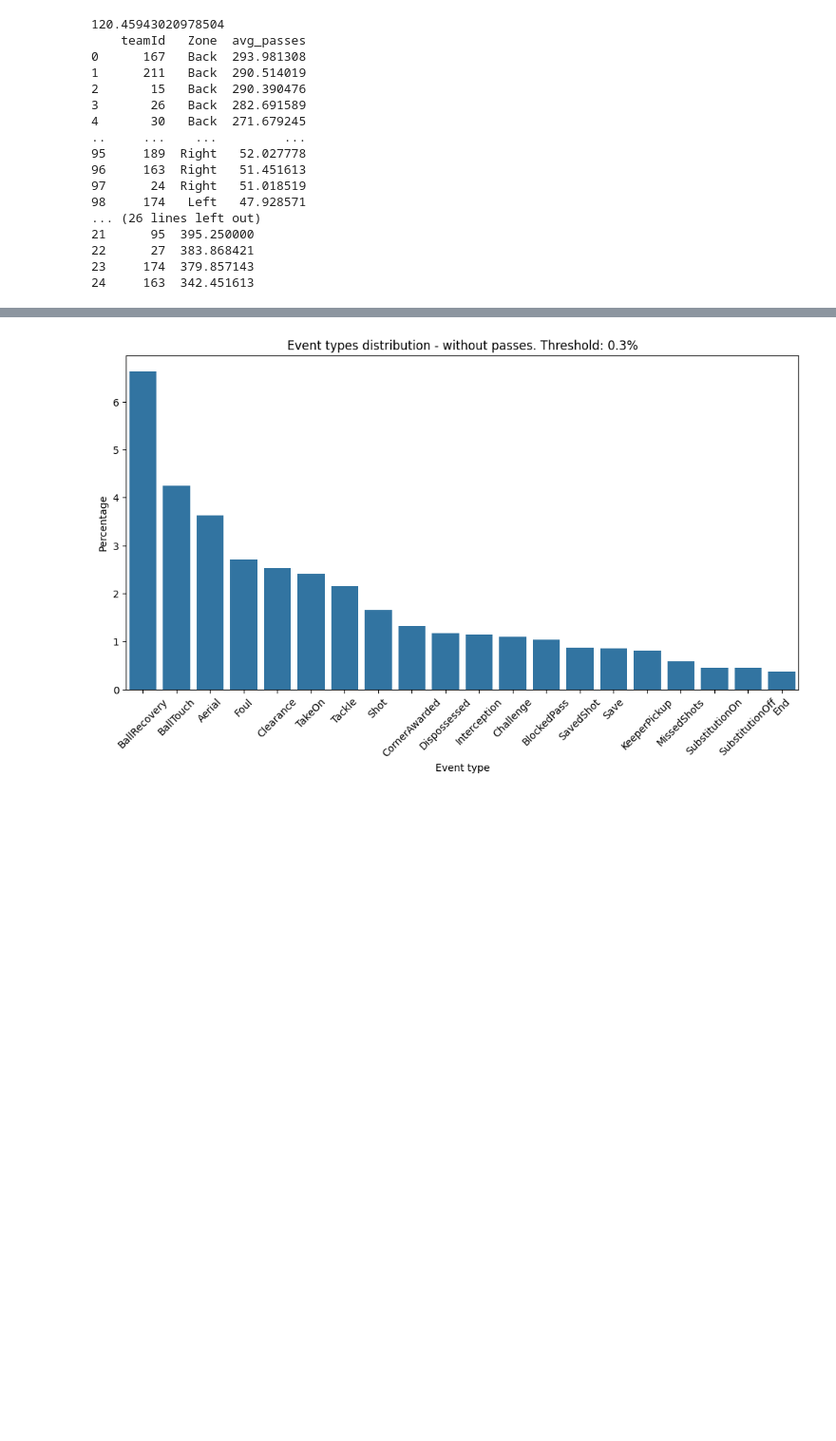
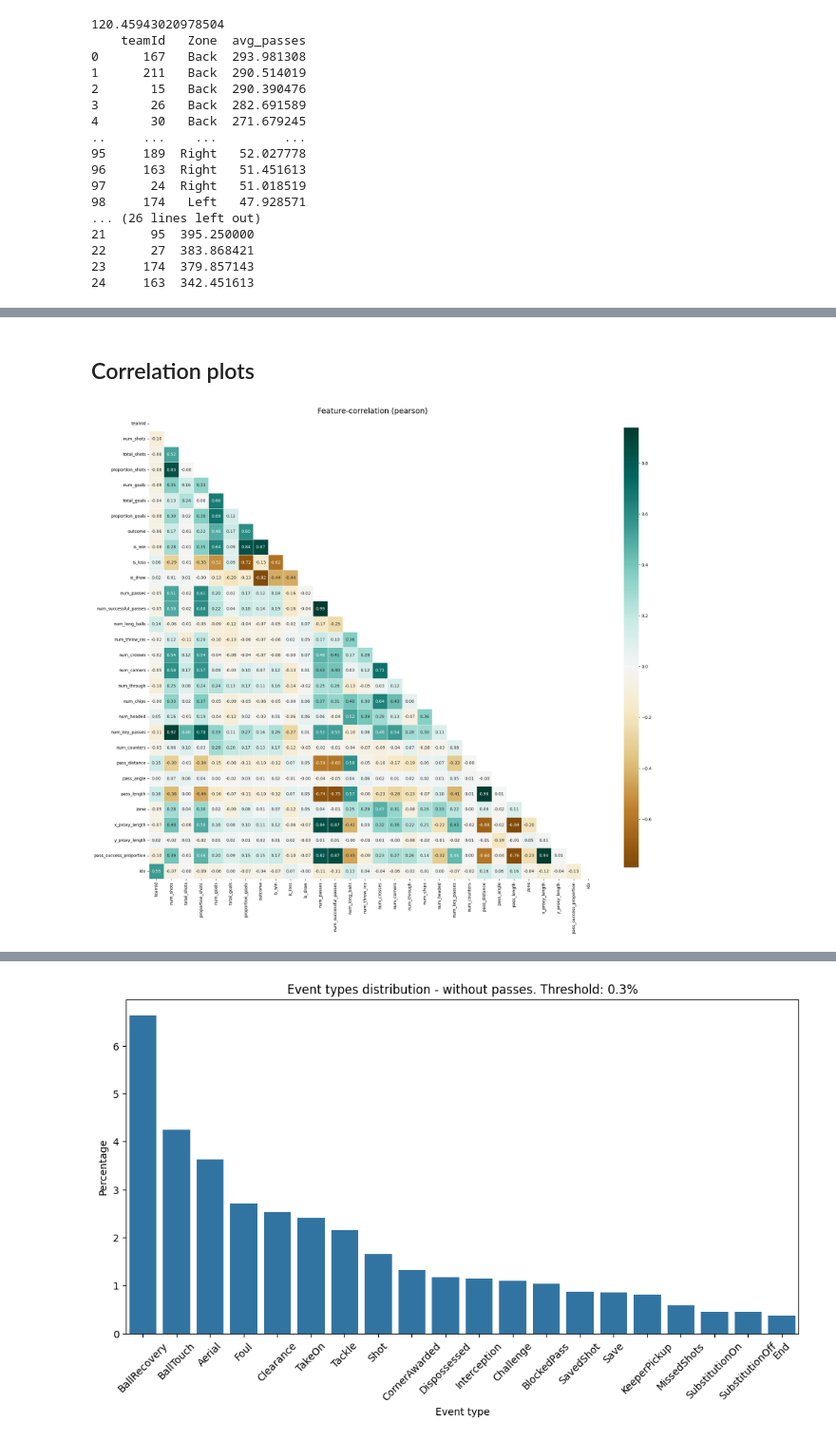
Before and after one commit to rustya5041/mds-thesis, a Jupyter notebook: code/transforms-and-modelling.ipynb, the cells around one changed output, grey strips where cells are left out. Shown at 95% size. Drawn from its saved outputs; the diff is of its cells as text; code cells hidden in the pictures; blank space fills up the shorter version.

```diff
--- a/code/transforms-and-modelling.ipynb
+++ b/code/transforms-and-modelling.ipynb
@@ -118,0 +159,7 @@ consolidated_stats = helper_funcs.consolidate_statistics(stats)
+# %% [markdown]
+## Correlation plots
+# %%
+klib.corr_plot(stats, figsize=(24,20))
+plt.show()
+# %% [output]
+[figure, added]
```
Also changed, not shown: parts of 18 cells of this notebook.
